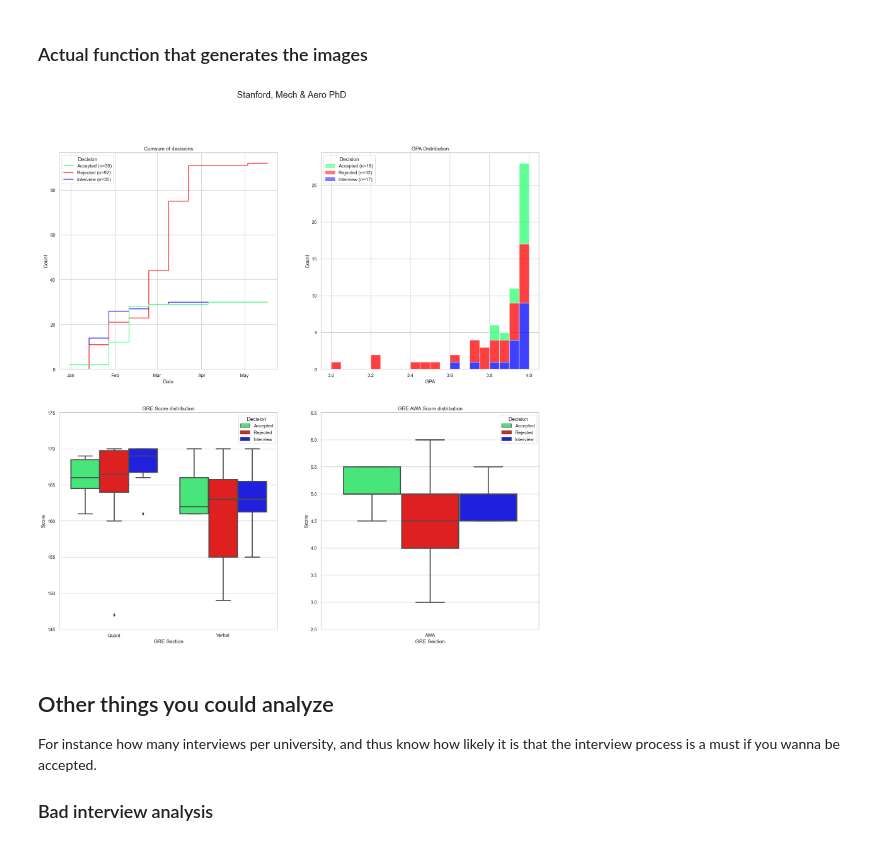
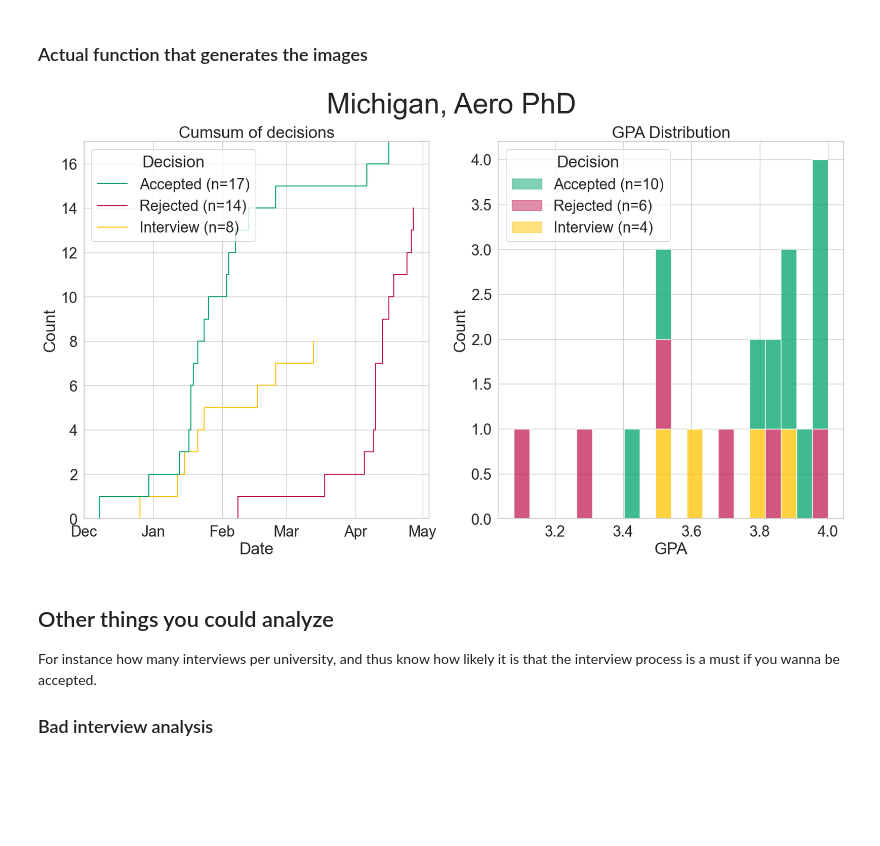
Before and after one commit to beverleyy/gradcafe_analysis, a Jupyter notebook: app/GradAnalysis.ipynb, the cells around one changed output. Drawn from its saved outputs; the diff is of its cells as text; code cells hidden in the pictures; blank space fills up the shorter version.

Commit message:
Remove GRE and increase CDF granularity

```diff
--- a/app/GradAnalysis.ipynb
+++ b/app/GradAnalysis.ipynb
@@ -16,7 +16,7 @@ from typing import Union
 
 from wordcloud import WordCloud, STOPWORDS
 # %%
-sns.set_theme(style="whitegrid")
+sns.set_theme(style="whitegrid",font_scale=2)
 # %% [markdown]
 ## Analyze All Data
 # %%
@@ -66,11 +66,13 @@ def create_filter(df,
                   degree: str = None,
                   decisionfin: Union[str, list] = None,
                   institution: Union[str, list] = None,
-                  gpa: bool = False,
-                  gre: bool = False):
+                  prog: Union[str,list] = None,
+                  gpa: bool = False):
     filt = [True] * len(df)
     if degree is not None:
         filt = (filt) & (df['degree'] == degree)
+    if prog is not None:
+        filt = (filt) & (df['major'].astype(str).str.contains(prog))
     if decisionfin is not None:
         if isinstance(decisionfin, str):
             filt = (filt) & (df['decisionfin'].str.contains(decisionfin, case=False))
@@ -83,8 +85,6 @@ def create_filter(df,
             filt = (filt) & (df['institution'].isin(institution))
     if gpa:
         filt = (filt) & (~df['gpa'].isna()) & (df['gpa'] <= 4)
-    if gre:
-        filt = (filt) & (~df['grev'].isna()) & (~df['greq'].isna()) & (~df['greaw'].isna())
 
     return filt
 # %% [markdown]
@@ -250,9 +231,10 @@ def get_uni_stats(u_df, search: str = None, title: str = None, degree: str = '',
     fig
 # %%
 # Change 'search' accordingly
-get_uni_stats(df_1720, search='Stanford', title='Stanford', degree='PhD', field='Mech & Aero')
+# histype='ecdf' for increased granularity
+get_uni_stats(df_1720, histype='ecdf', search='Michigan', major='Aero', title='Michigan', degree='PhD', field='Aero')
 # %% [output]
-[figure, old version]
+[figure, new version]
 # %% [markdown]
 ## Other things you could analyze
 
```
Also changed, not shown: parts of 12 cells of this notebook, 7 other files.
